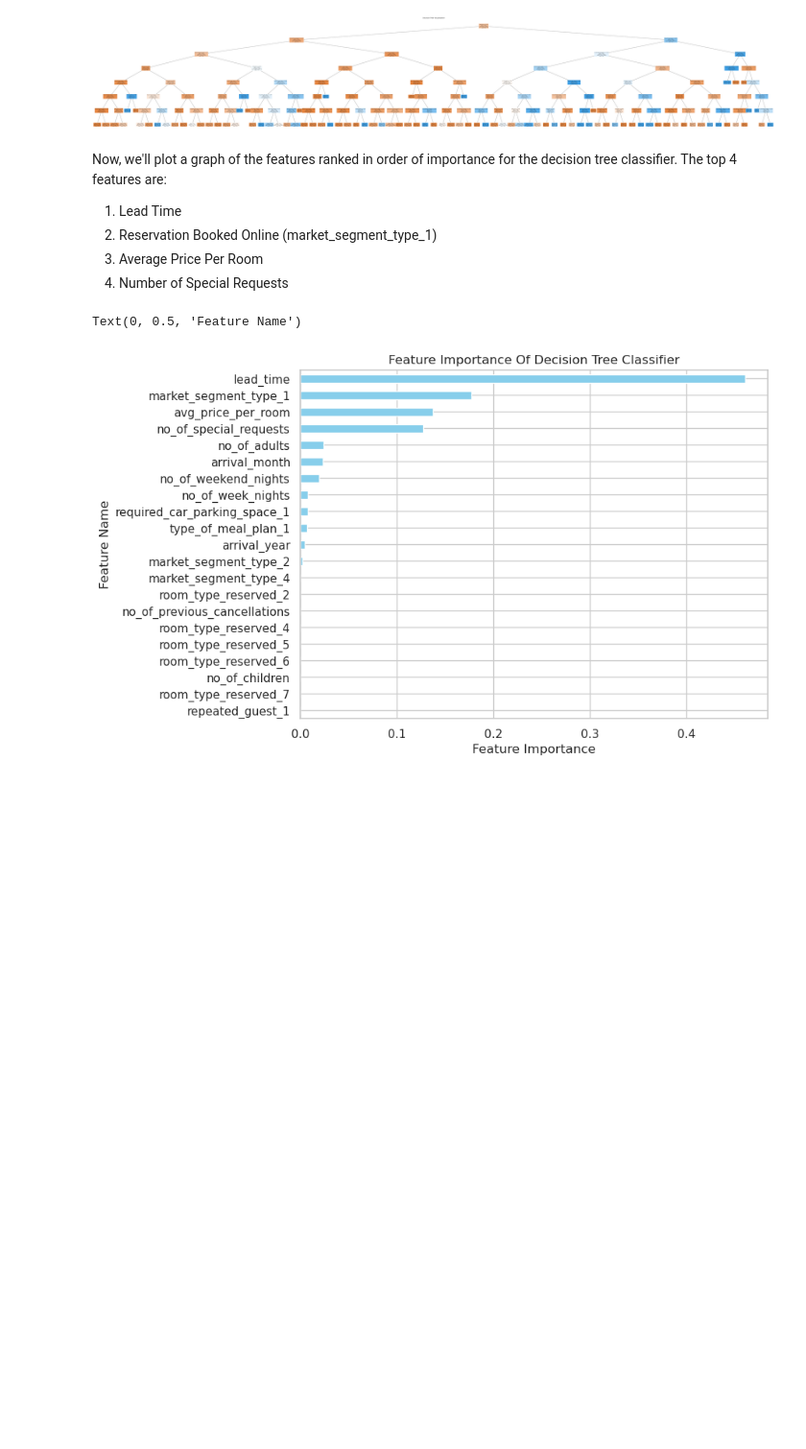
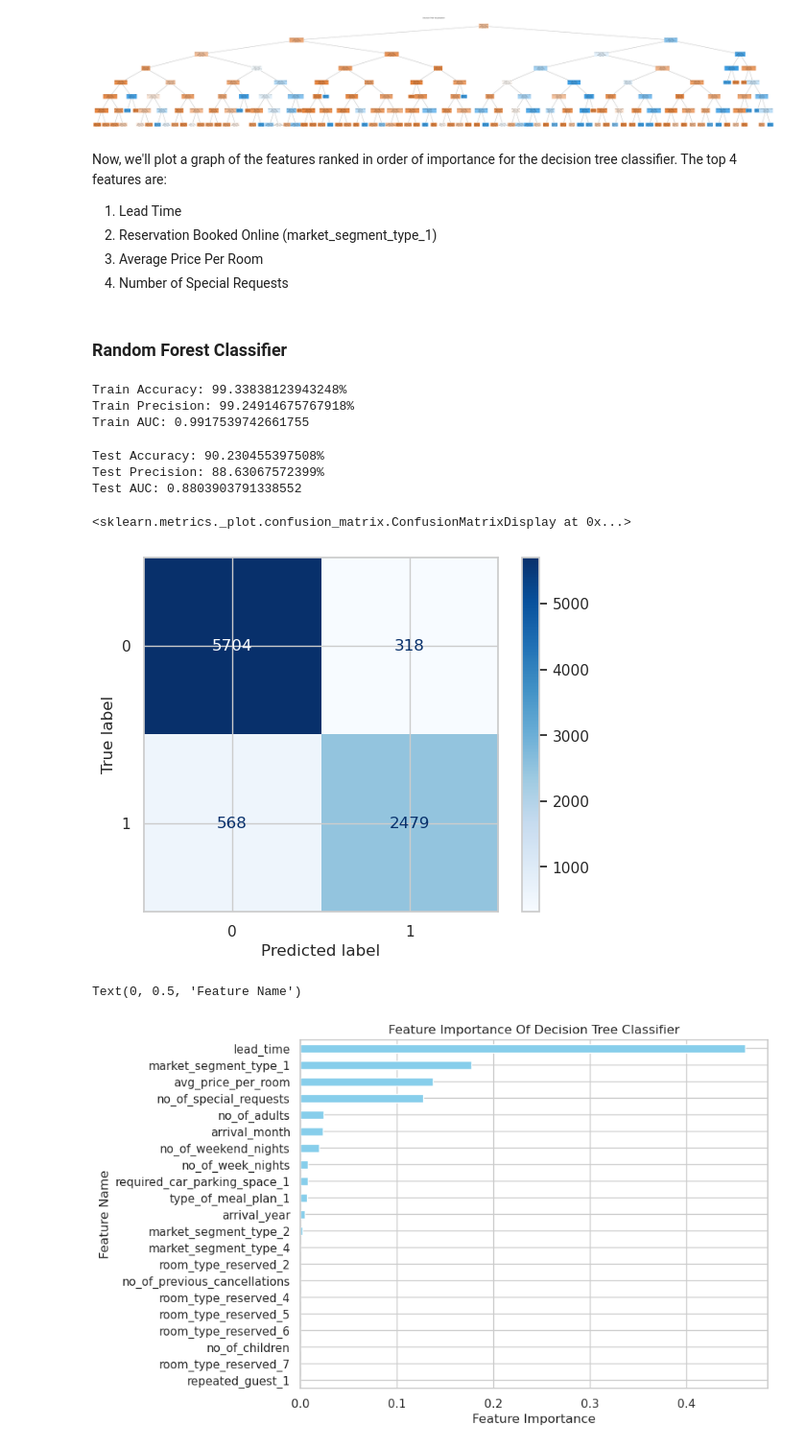
Before and after one commit to kev065/hotel-booking-cancellation-prediction, a Jupyter notebook: index.ipynb, the cells around one changed output. Shown at 96% size. Saved outputs shown, nothing was run; the diff lists cells and outputs as text; code cells hidden in the pictures; blank space fills up the shorter version.

Commit message:
Add Random Forest Classifier

```diff
--- a/index.ipynb
+++ b/index.ipynb
@@ -946,6 +947,52 @@ Now, we'll plot a graph of the features ranked in order of importance for the de
 2. Reservation Booked Online (market_segment_type_1)
 3. Average Price Per Room
 4. Number of Special Requests
+# %% [markdown]
+### Random Forest Classifier
+# %%
+# Instantiate the random forest classifier
+rf_classifier = RandomForestClassifier(criterion='entropy', random_state=28, n_jobs=-1)
+rf_classifier.fit(X_train_transformed, y_train)
+
+# Make predictions for train and test data
+y_pred_train = rf_classifier.predict(X_train_transformed)
+y_pred_test = rf_classifier.predict(X_test_transformed)
+
+# Evaluate performance for train set
+acc_train = accuracy_score(y_train, y_pred_train) * 100
+prec_train = precision_score(y_train, y_pred_train) * 100
+false_positive_rate, true_positive_rate, _ = roc_curve(y_train, y_pred_train)
+roc_auc_train = auc(false_positive_rate, true_positive_rate)
+
+print(f"Train Accuracy: {acc_train}%")
+print(f"Train Precision: {prec_train}%")
+print(f"Train AUC: {roc_auc_train}")
+# %% [output]
+Train Accuracy: 99.33838123943248%
+Train Precision: 99.24914675767918%
+Train AUC: 0.9917539742661755
+# %%
+# Evaluate performance for test set
+acc_test = accuracy_score(y_test, y_pred_test) * 100
+prec_test = precision_score(y_test, y_pred_test) * 100
+false_positive_rate, true_positive_rate, _ = roc_curve(y_test, y_pred_test)
+roc_auc_test = auc(false_positive_rate, true_positive_rate)
+
+print(f"Test Accuracy: {acc_test}%")
+print(f"Test Precision: {prec_test}%")
+print(f"Test AUC: {roc_auc_test}")
+# %% [output]
+Test Accuracy: 90.230455397508%
+Test Precision: 88.63067572399%
+Test AUC: 0.8803903791338552
+# %%
+# Plot confusion matrix for test data
+cm_test = confusion_matrix(y_test, y_pred_test)
+cm_disp_test = ConfusionMatrixDisplay(confusion_matrix=cm_test, display_labels=rf_classifier.classes_)
+cm_disp_test.plot(cmap=plt.cm.Blues)
+# %% [output]
+<sklearn.metrics._plot.confusion_matrix.ConfusionMatrixDisplay at 0x...>
+[figure, added]
 # %%
 # Create bar chart with feature importance in descending order
 feat_importance = pd.DataFrame(classifier.feature_importances_, index=X_train_transformed.columns, columns=["Importance"])
```
Also changed, not shown: parts of 7 cells of this notebook.
